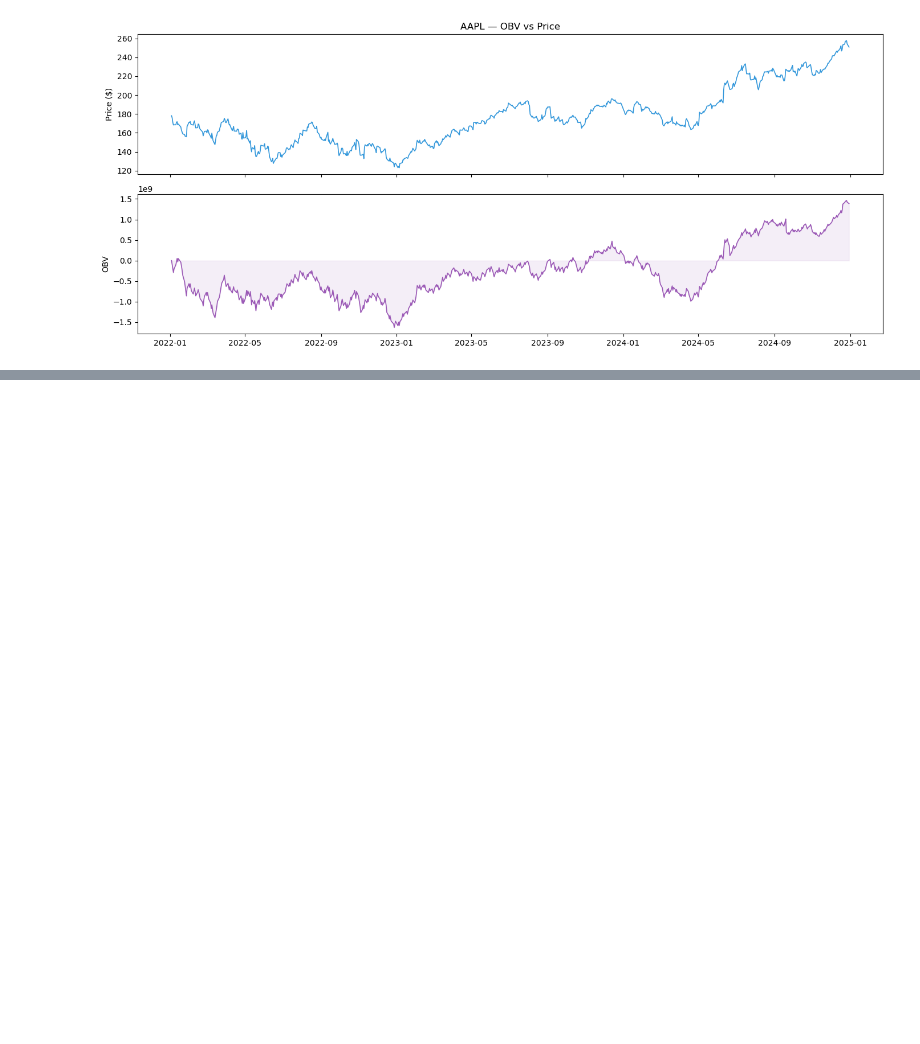
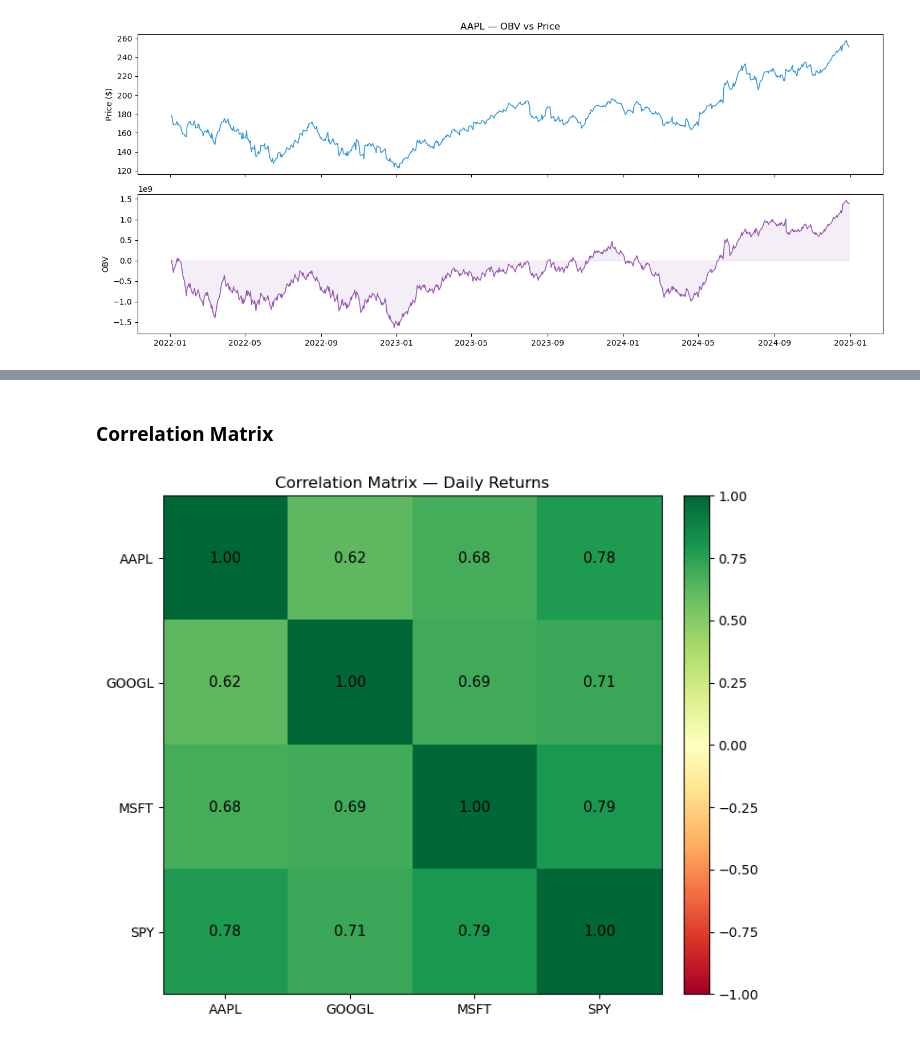
Before and after one commit to Sohail-Rasul/Stock-Price-Data-Analysis, a Jupyter notebook: stock_analysis.ipynb, the cells around one changed output, grey strips where cells are left out. Cells and saved outputs as stored; diff of their text form; code cells hidden in the pictures; blank space fills up the shorter version.

```diff
--- a/analysis.ipynb
+++ b/stock_analysis.ipynb
@@ -567,0 +626,37 @@ plt.show()
+# %% [markdown]
+### Correlation Matrix
+# %%
+import matplotlib.colors as mcolors
+
+fig, ax = plt.subplots(figsize=(7, 6))
+
+cmap = plt.cm.RdYlGn
+im   = ax.imshow(corr_matrix, cmap=cmap, vmin=-1, vmax=1)
+
+plt.colorbar(im, ax=ax, fraction=0.046, pad=0.04)
+
+ax.set_xticks(range(len(corr_matrix.columns)))
+ax.set_yticks(range(len(corr_matrix.columns)))
+ax.set_xticklabels(corr_matrix.columns)
+ax.set_yticklabels(corr_matrix.columns)
+
+for i in range(len(corr_matrix)):
+    for j in range(len(corr_matrix.columns)):
+        ax.text(j, i, f"{corr_matrix.iloc[i, j]:.2f}",
+                ha="center", va="center", fontsize=11,
+                color="black")
+
+ax.set_title("Correlation Matrix — Daily Returns")
+
+plt.tight_layout()
+plt.show()
+
+# Each cell = correlation between two stocks (-1 to +1)
+# Diagonal is always 1.0 (stock perfectly correlates with itself)
+# Green (close to 1)  = stocks move together strongly
+# Red   (close to -1) = stocks move in opposite directions
+# Yellow (close to 0) = stocks move independently of each other
+# High correlation with SPY = stock follows the market closely
+# Low correlation with SPY  = stock has its own independent drivers
+# %% [output]
+[figure, added]
```
Also changed, not shown: parts of 12 cells of this notebook.
